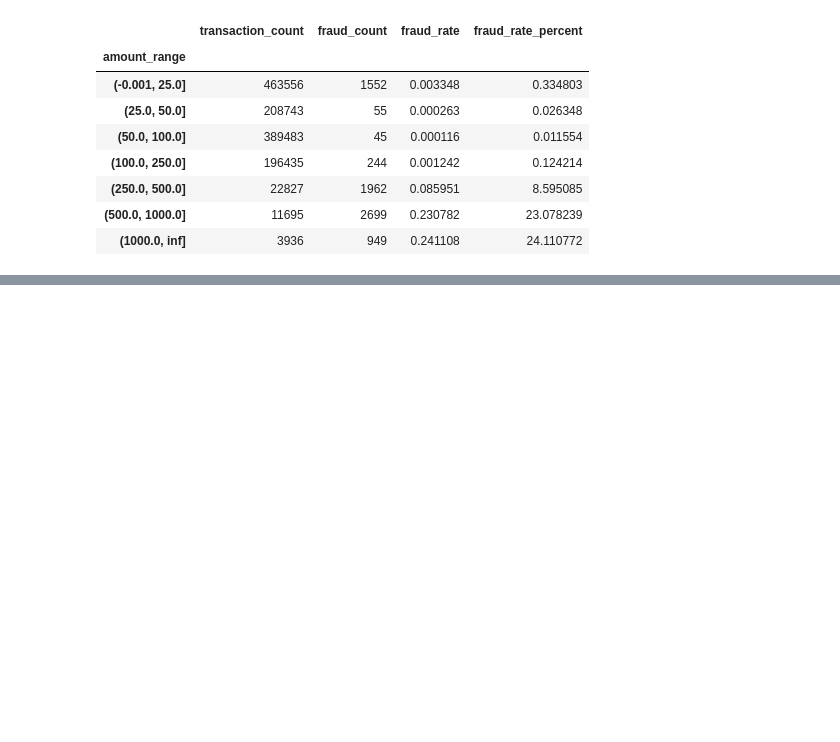
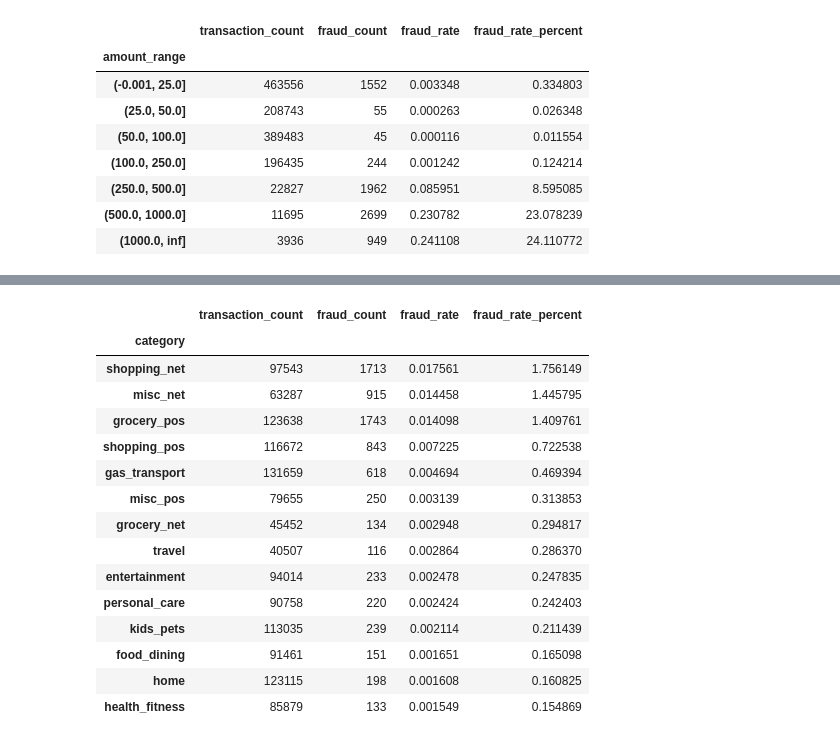
Before and after one commit to jy06210/fraud-detection-shadowing-project, a Jupyter notebook: notebooks/01_eda.ipynb, the cells around one changed output, grey strips where cells are left out. Saved outputs shown, nothing was run; the diff lists cells and outputs as text; code cells hidden in the pictures; blank space fills up the shorter version.

```diff
--- a/notebooks/01_eda.ipynb
+++ b/notebooks/01_eda.ipynb
@@ -332,0 +348,37 @@ amount_summary
+# %%
+category_summary = (
+    df.groupby("category")["is_fraud"]
+    .agg(
+        transaction_count="size",
+        fraud_count="sum",
+        fraud_rate="mean"
+    )
+)
+
+category_summary["fraud_rate_percent"] = (
+    category_summary["fraud_rate"] * 100
+)
+
+category_summary = category_summary.sort_values(
+    "fraud_rate_percent",
+    ascending=False
+)
+
+category_summary
+# %% [output]
+|  | transaction_count | fraud_count | fraud_rate | fraud_rate_percent |
+| category |  |  |  |  |
+| shopping_net | 97543 | 1713 | 0.017561 | 1.756149 |
+| misc_net | 63287 | 915 | 0.014458 | 1.445795 |
+| grocery_pos | 123638 | 1743 | 0.014098 | 1.409761 |
+| shopping_pos | 116672 | 843 | 0.007225 | 0.722538 |
+| gas_transport | 131659 | 618 | 0.004694 | 0.469394 |
+| misc_pos | 79655 | 250 | 0.003139 | 0.313853 |
+| grocery_net | 45452 | 134 | 0.002948 | 0.294817 |
+| travel | 40507 | 116 | 0.002864 | 0.286370 |
+| entertainment | 94014 | 233 | 0.002478 | 0.247835 |
+| personal_care | 90758 | 220 | 0.002424 | 0.242403 |
+| kids_pets | 113035 | 239 | 0.002114 | 0.211439 |
+| food_dining | 91461 | 151 | 0.001651 | 0.165098 |
+| home | 123115 | 198 | 0.001608 | 0.160825 |
+| health_fitness | 85879 | 133 | 0.001549 | 0.154869 |
```
Also changed, not shown: parts of 26 cells of this notebook, 1 other file.
